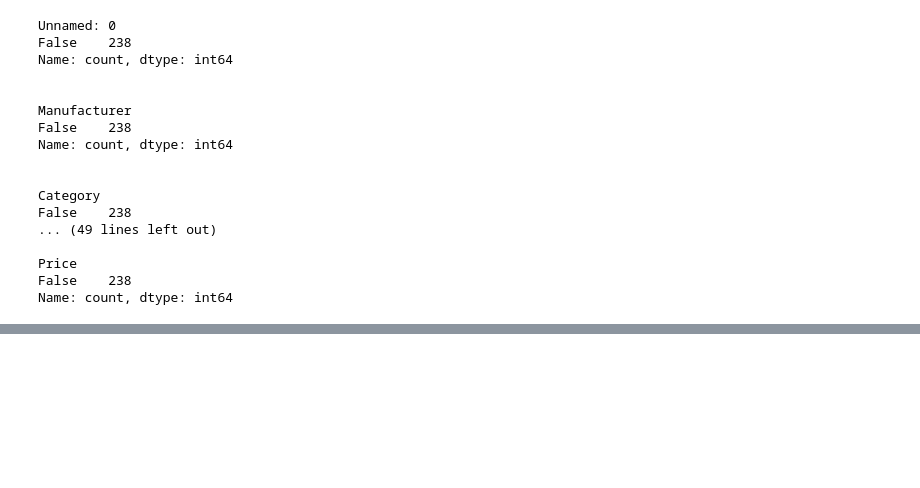
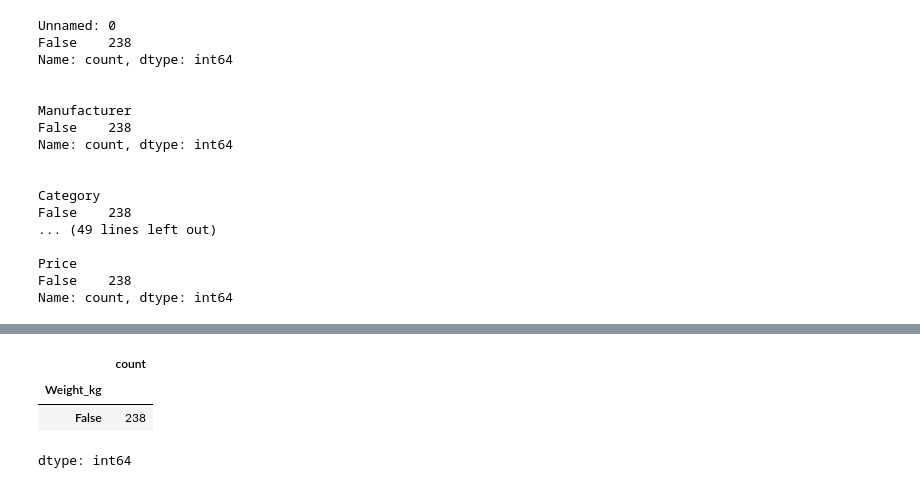
Before and after one commit to sayanarajasekhar/pandas, a Jupyter notebook: Data_Wrangling_Practice.ipynb, the cells around one changed output, grey strips where cells are left out. Saved outputs shown, nothing was run; the diff lists cells and outputs as text; code cells hidden in the pictures; blank space fills up the shorter version.

```diff
--- a/Data_Wrangling_Practice.ipynb
+++ b/Data_Wrangling_Practice.ipynb
@@ -180,0 +204,7 @@ Missing values in attributes that have continuous data are best replaced using M
+# %%
+missing_data['Weight_kg'].value_counts()
+# %% [output]
+|  | count |
+| Weight_kg |  |
+| False | 238 |
+dtype: int64
```
Also changed, not shown: parts of 10 cells of this notebook.
